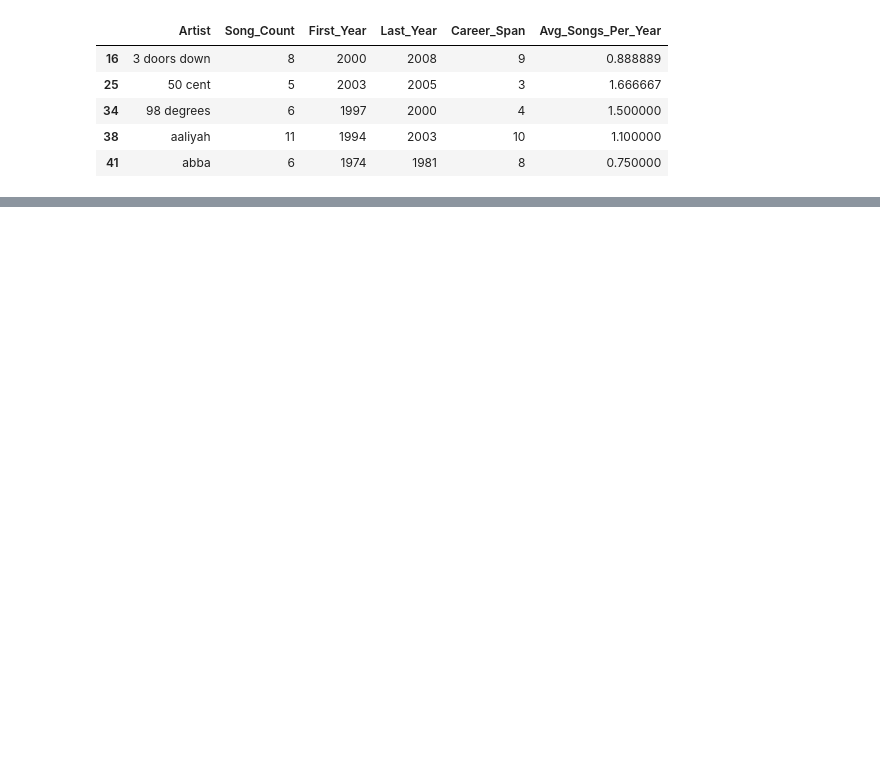
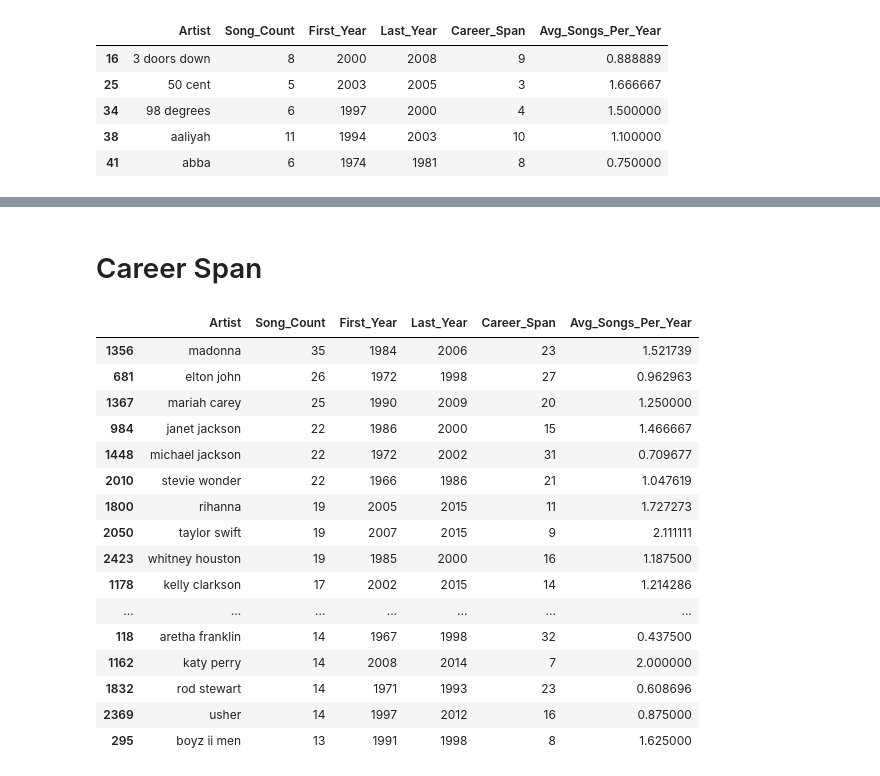
Before and after one commit to manulohiya/lyrics-billboard, a Jupyter notebook: notebooks/lyrics.ipynb, the cells around one changed output, grey strips where cells are left out. Cells and saved outputs as stored; diff of their text form; code cells hidden in the pictures; blank space fills up the shorter version.

```diff
--- a/notebooks/lyrics.ipynb
+++ b/notebooks/lyrics.ipynb
@@ -172,0 +176,24 @@ plt.show()
+# %% [markdown]
+# Career Span
+# %%
+
+grouped_df_top20 = grouped_df.nlargest(20, 'Song_Count')
+grouped_df_top20
+# %% [output]
+|  | Artist | Song_Count | First_Year | Last_Year | Career_Span | Avg_Songs_Per_Year |
+| 1356 | madonna | 35 | 1984 | 2006 | 23 | 1.521739 |
+| 681 | elton john | 26 | 1972 | 1998 | 27 | 0.962963 |
+| 1367 | mariah carey | 25 | 1990 | 2009 | 20 | 1.250000 |
+| 984 | janet jackson | 22 | 1986 | 2000 | 15 | 1.466667 |
+| 1448 | michael jackson | 22 | 1972 | 2002 | 31 | 0.709677 |
+| 2010 | stevie wonder | 22 | 1966 | 1986 | 21 | 1.047619 |
+| 1800 | rihanna | 19 | 2005 | 2015 | 11 | 1.727273 |
+| 2050 | taylor swift | 19 | 2007 | 2015 | 9 | 2.111111 |
+| 2423 | whitney houston | 19 | 1985 | 2000 | 16 | 1.187500 |
+| 1178 | kelly clarkson | 17 | 2002 | 2015 | 14 | 1.214286 |
+| ... | ... | ... | ... | ... | ... | ... |
+| 118 | aretha franklin | 14 | 1967 | 1998 | 32 | 0.437500 |
+| 1162 | katy perry | 14 | 2008 | 2014 | 7 | 2.000000 |
+| 1832 | rod stewart | 14 | 1971 | 1993 | 23 | 0.608696 |
+| 2369 | usher | 14 | 1997 | 2012 | 16 | 0.875000 |
+| 295 | boyz ii men | 13 | 1991 | 1998 | 8 | 1.625000 |
```
Also changed, not shown: parts of 5 cells of this notebook, 1 other file.
